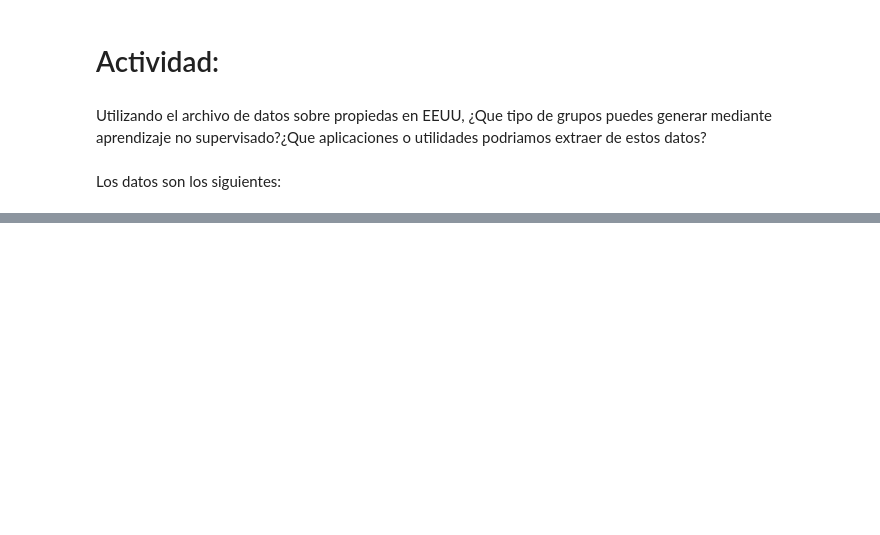
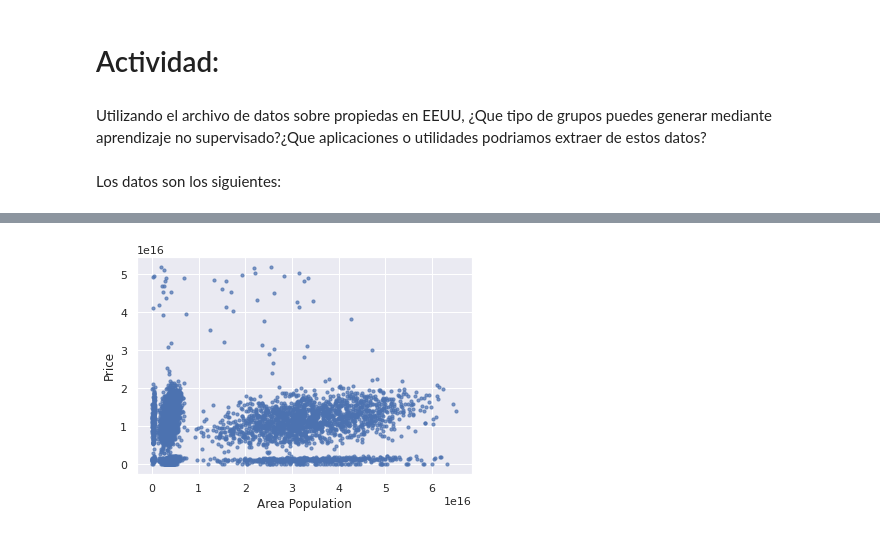
Before and after one commit to vicex99/IA_aprendizaje_no_supervisado, a Jupyter notebook: Aprendizaje_No_Supervisado.ipynb, the cells around one changed output, grey strips where cells are left out. Drawn from its saved outputs; the diff is of its cells as text; code cells hidden in the pictures; blank space fills up the shorter version.

```diff
--- a/Aprendizaje_No_Supervisado.ipynb
+++ b/Aprendizaje_No_Supervisado.ipynb
@@ -343,0 +374,3 @@ Los datos son los siguientes:
+# %%
+propiedades = pd.read_csv("/content/usahousing.csv", sep=';')
+propiedades.head()
@@ -343,0 +416,12 @@ Los datos son los siguientes:
+# %%
+# Grupos por la poblacion y el precio
+
+puntos_pob_price = propiedades[ ['Area Population','Price'] ].values
+x = puntos_pob_price[:, 0]
+y = puntos_pob_price[:, 1]
+
+plt.scatter(x, y, s=10, alpha=0.7)
+plt.xlabel('Area Population')
+plt.ylabel('Price');
+# %% [output]
+[figure, added]
```
Also changed, not shown: parts of 15 cells of this notebook.
